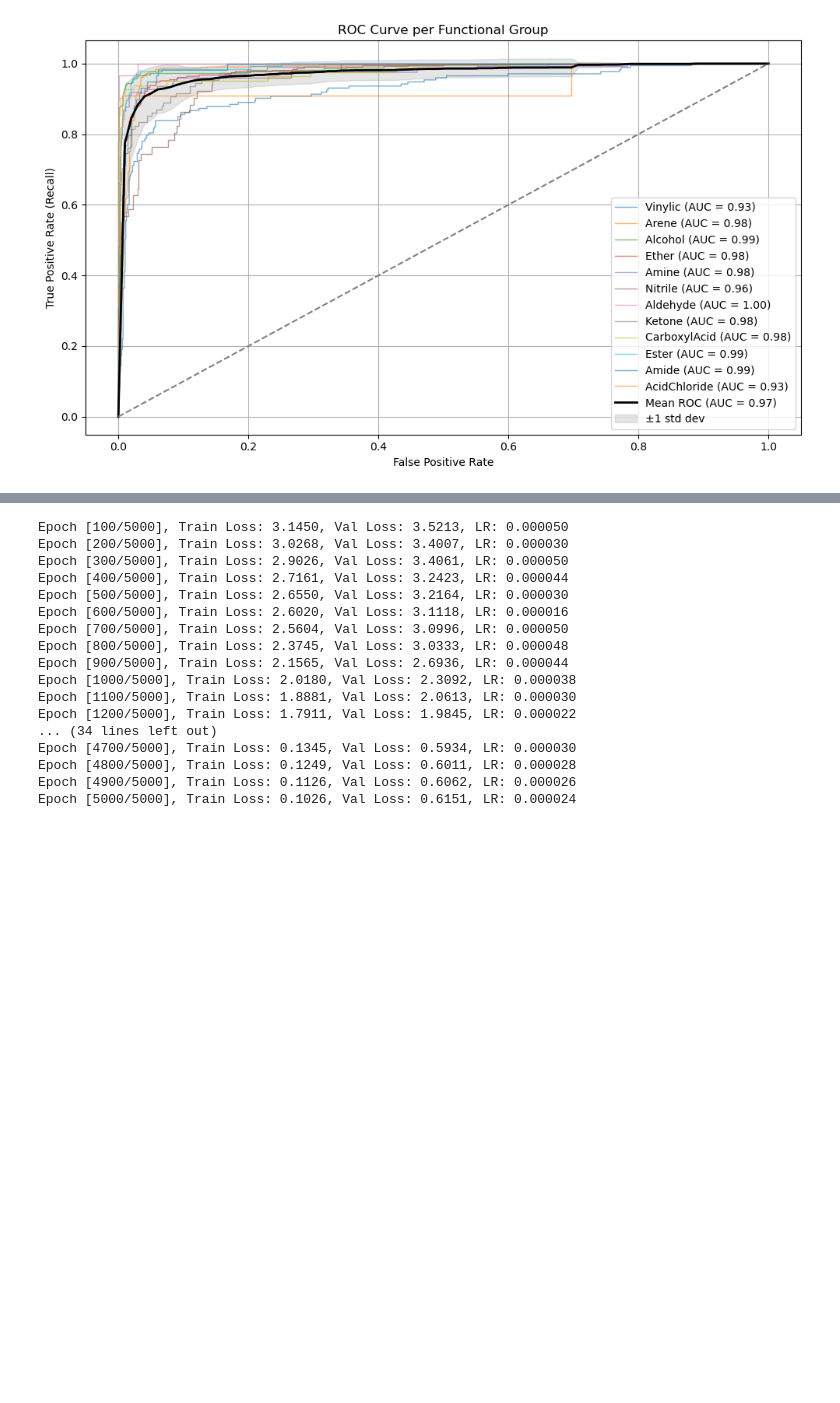
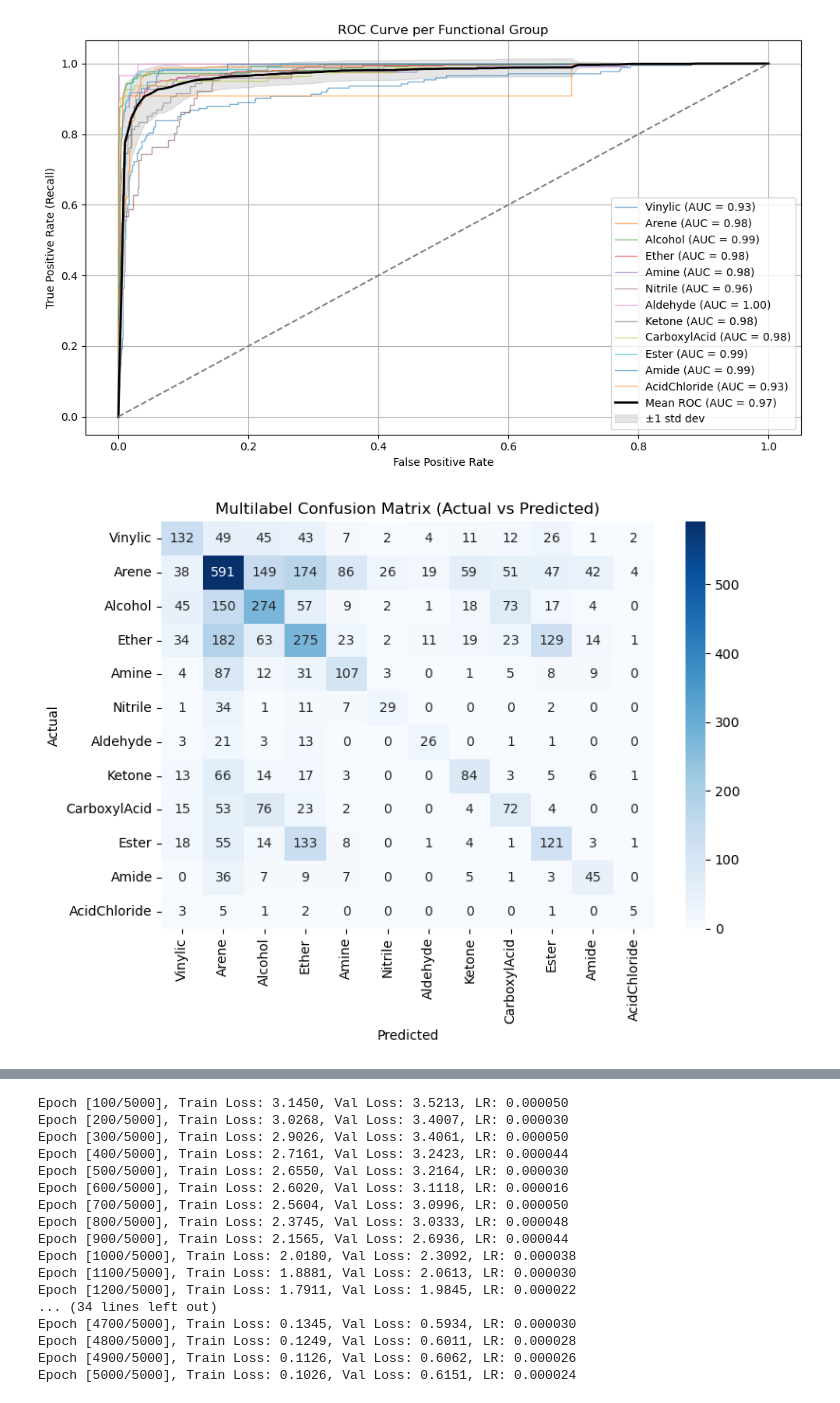
Before and after one commit to MizzouINDFUL/mizzou_atomistic_materials_analytics_sp2025, a Jupyter notebook: 03_FTIR_to_structure/02_NIST_IR_Carpentry_Baseline_v09.ipynb, the cells around one changed output, grey strips where cells are left out. Cells and saved outputs as stored; diff of their text form; code cells hidden in the pictures; blank space fills up the shorter version.

```diff
--- a/03_FTIR_to_structure/02_NIST_IR_Carpentry_Baseline_v09.ipynb
+++ b/03_FTIR_to_structure/02_NIST_IR_Carpentry_Baseline_v09.ipynb
@@ -1148,3 +1148,46 @@ plt.tight_layout()
 plt.show()
 # %% [output]
 [figure]
+# %%
+import numpy as np
+import pandas as pd
+import matplotlib.pyplot as plt
+import seaborn as sns
+
+from sklearn.metrics import multilabel_confusion_matrix
+
+# Threshold to binarize predictions
+threshold = 0.5
+y_pred_binary = (y_pred >= threshold).astype(int)
+
+# Number of classes
+n_classes = y_test.shape[1]
+labels = functional_groups  # list of class names, length = n_classes
+
+# Create the confusion matrix array for each class: shape (n_classes, 2, 2)
+ml_conf_matrices = multilabel_confusion_matrix(y_test, y_pred_binary)
+
+# Now build a label x label confusion table
+conf_table = np.zeros((n_classes, n_classes), dtype=int)
+
+# Go through each sample and tally actual→predicted combinations
+for yt, yp in zip(y_test, y_pred_binary):
+    actual_idx = np.where(yt == 1)[0]
+    pred_idx = np.where(yp == 1)[0]
+    for a in actual_idx:
+        for p in pred_idx:
+            conf_table[a, p] += 1
+
+# Convert to DataFrame for labeling
+conf_df = pd.DataFrame(conf_table,
+                       index=pd.Index(labels, name="Actual"),
+                       columns=pd.Index(labels, name="Predicted"))
+
+# Plot the matrix
+plt.figure(figsize=(8, 6))
+sns.heatmap(conf_df, annot=True, fmt='d', cmap="Blues")
+plt.title("Multilabel Confusion Matrix (Actual vs Predicted)")
+plt.tight_layout()
+plt.show()
+# %% [output]
+[figure, added]
```
Also changed, not shown: parts of 1 cell of this notebook.
